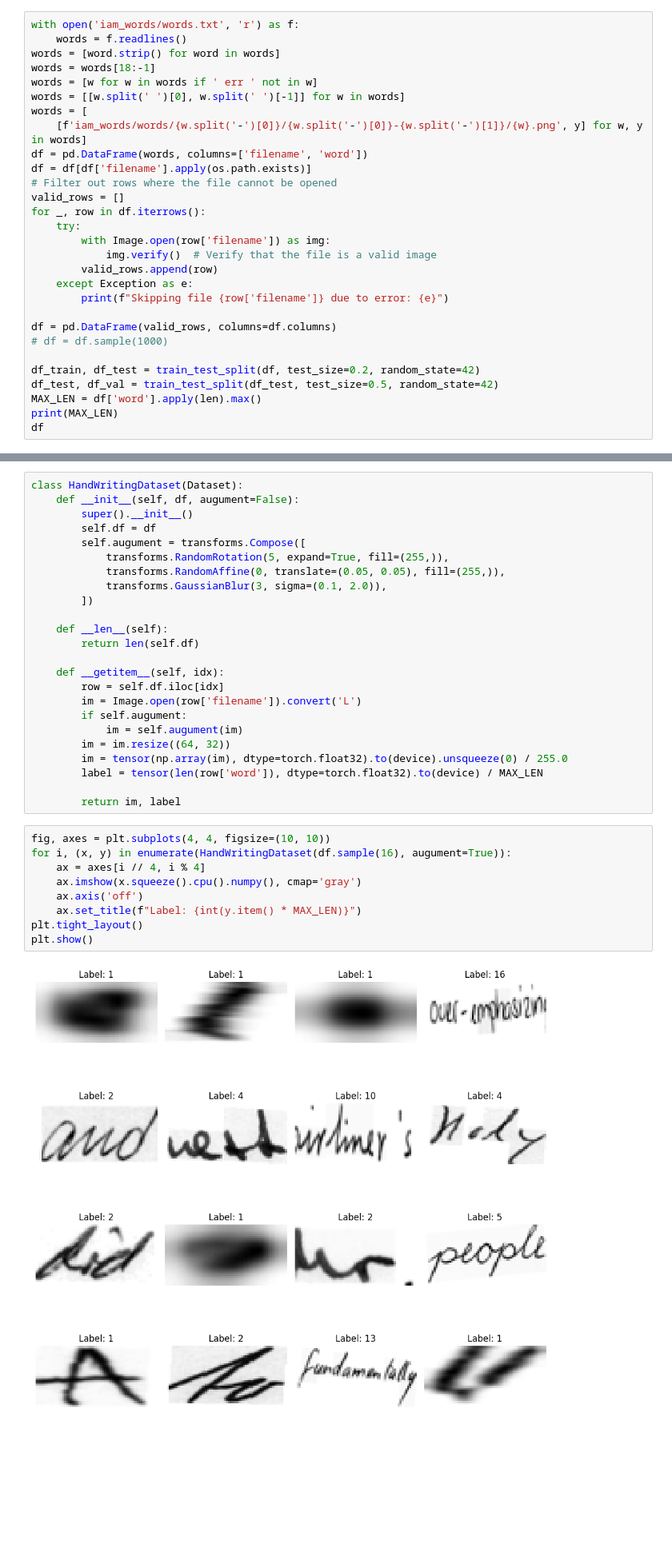
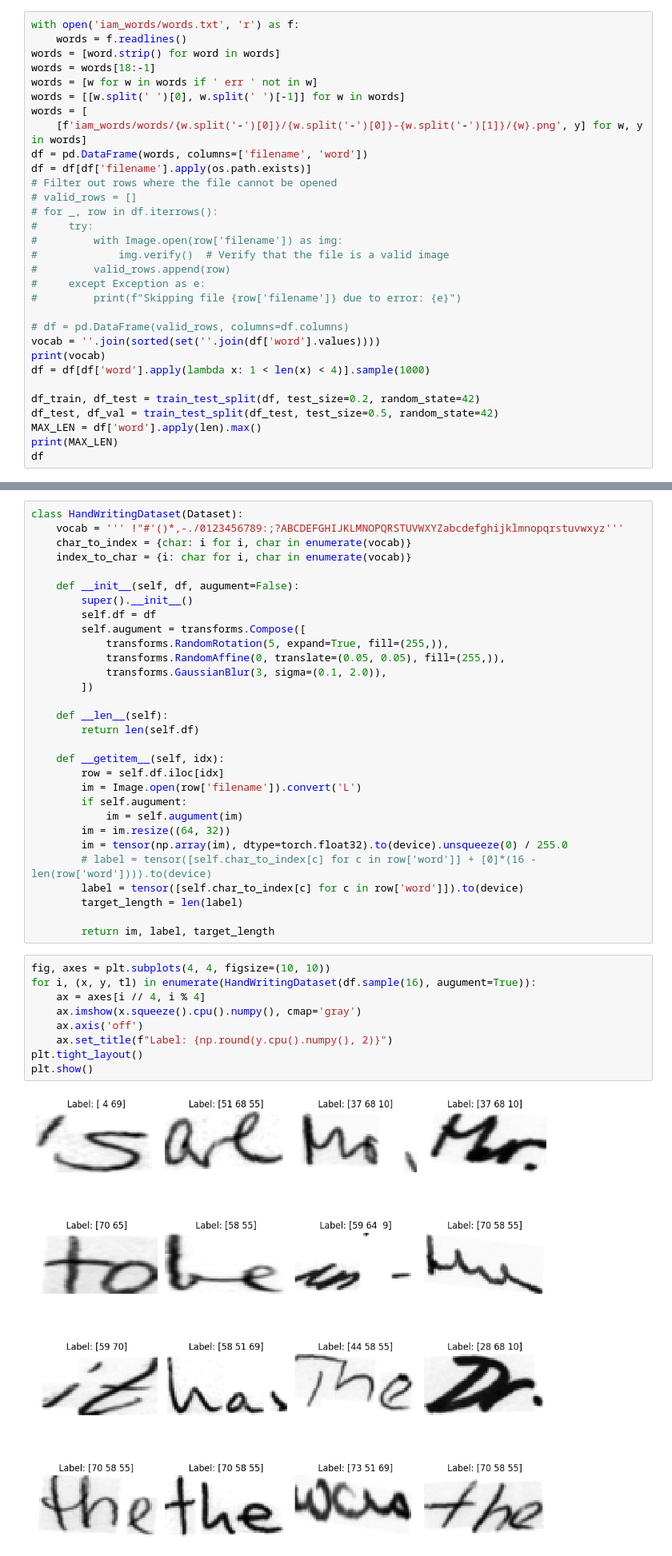
Before and after one commit to jGrzyb/handwriting_recognition, a Jupyter notebook: handwriting.ipynb, the cells around one changed output, grey strips where cells are left out. Shown at 80% size. Cells and saved outputs as stored; diff of their text form; blank space fills up the shorter version.

```diff
--- a/handwriting.ipynb
+++ b/handwriting.ipynb
@@ -44,17 +45,19 @@ words = [
 df = pd.DataFrame(words, columns=['filename', 'word'])
 df = df[df['filename'].apply(os.path.exists)]
 # Filter out rows where the file cannot be opened
-valid_rows = []
-for _, row in df.iterrows():
-    try:
-        with Image.open(row['filename']) as img:
-            img.verify()  # Verify that the file is a valid image
-        valid_rows.append(row)
-    except Exception as e:
-        print(f"Skipping file {row['filename']} due to error: {e}")
+# valid_rows = []
+# for _, row in df.iterrows():
+#     try:
+#         with Image.open(row['filename']) as img:
+#             img.verify()  # Verify that the file is a valid image
+#         valid_rows.append(row)
+#     except Exception as e:
+#         print(f"Skipping file {row['filename']} due to error: {e}")
 
-df = pd.DataFrame(valid_rows, columns=df.columns)
-# df = df.sample(1000)
+# df = pd.DataFrame(valid_rows, columns=df.columns)
+vocab = ''.join(sorted(set(''.join(df['word'].values))))
+print(vocab)
+df = df[df['word'].apply(lambda x: 1 < len(x) < 4)].sample(1000)
 
 df_train, df_test = train_test_split(df, test_size=0.2, random_state=42)
 df_test, df_val = train_test_split(df_test, test_size=0.5, random_state=42)
@@ -81,6 +84,10 @@ Skipping file iam_words/words/a01/a01-117/a01-117-05-02.png due to error: cannot
 # Dataset
 # %%
 class HandWritingDataset(Dataset):
+    vocab = ''' !"#'()*,-./0123456789:;?ABCDEFGHIJKLMNOPQRSTUVWXYZabcdefghijklmnopqrstuvwxyz'''
+    char_to_index = {char: i for i, char in enumerate(vocab)}
+    index_to_char = {i: char for i, char in enumerate(vocab)}
+
     def __init__(self, df, augument=False):
         super().__init__()
         self.df = df
@@ -100,19 +107,21 @@ class HandWritingDataset(Dataset):
             im = self.augument(im)
         im = im.resize((64, 32))
         im = tensor(np.array(im), dtype=torch.float32).to(device).unsqueeze(0) / 255.0
-        label = tensor(len(row['word']), dtype=torch.float32).to(device) / MAX_LEN
+        # label = tensor([self.char_to_index[c] for c in row['word']] + [0]*(16 - len(row['word']))).to(device)
+        label = tensor([self.char_to_index[c] for c in row['word']]).to(device)
+        target_length = len(label)
 
-        return im, label
+        return im, label, target_length
 # %%
 fig, axes = plt.subplots(4, 4, figsize=(10, 10))
-for i, (x, y) in enumerate(HandWritingDataset(df.sample(16), augument=True)):
+for i, (x, y, tl) in enumerate(HandWritingDataset(df.sample(16), augument=True)):
     ax = axes[i // 4, i % 4]
     ax.imshow(x.squeeze().cpu().numpy(), cmap='gray')
     ax.axis('off')
-    ax.set_title(f"Label: {int(y.item() * MAX_LEN)}")
+    ax.set_title(f"Label: {np.round(y.cpu().numpy(), 2)}")
 plt.tight_layout()
 plt.show()
 # %% [output]
-[figure, old version]
+[figure, new version]
 # %% [markdown]
 # Loader
```
Also changed, not shown: parts of 9 cells of this notebook.
